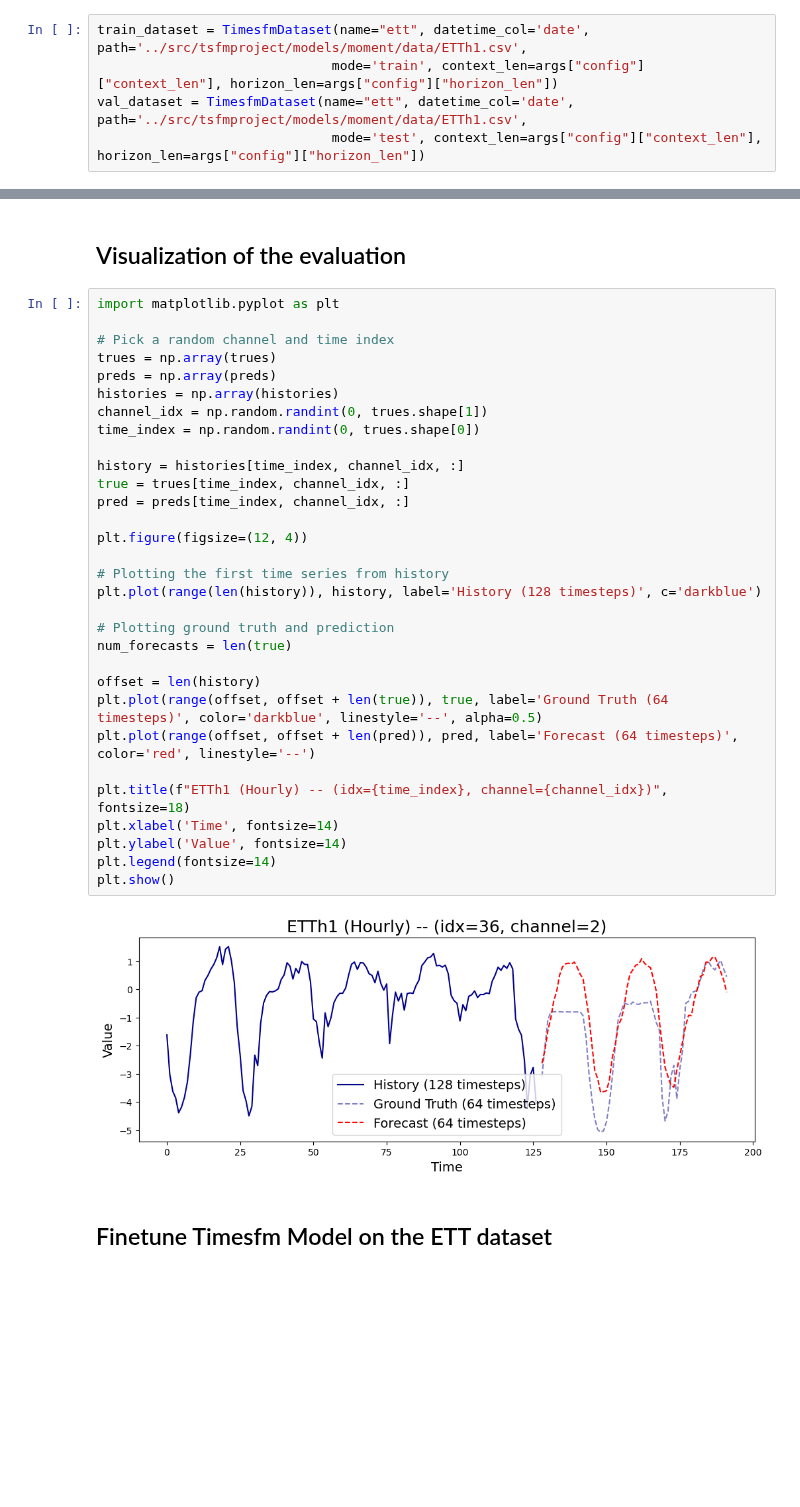
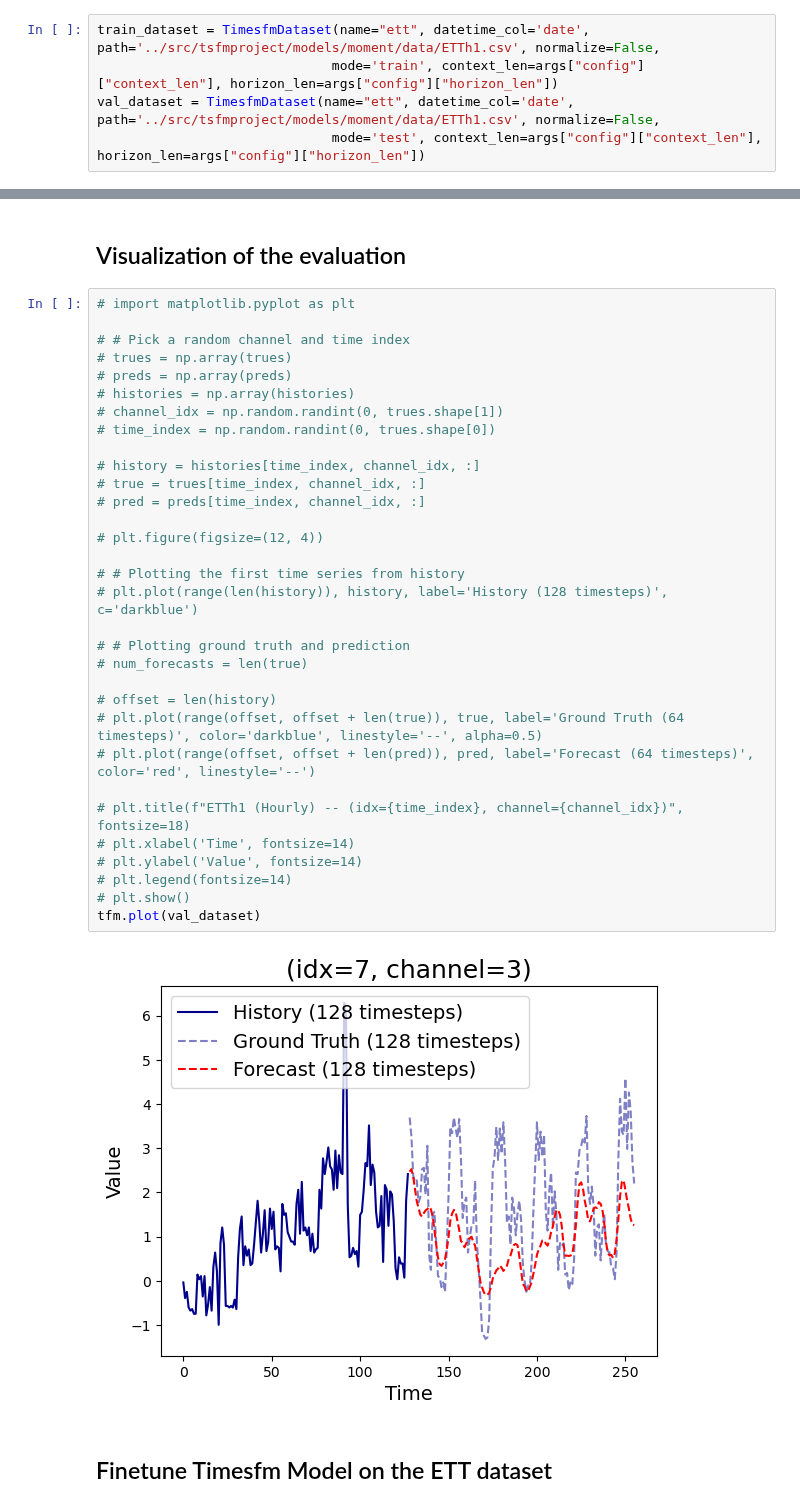
Before and after one commit to AdityaLab/Samay, a Jupyter notebook: example/timesfm.ipynb, the cells around one changed output, grey strips where cells are left out. Cells and saved outputs as stored; diff of their text form; blank space fills up the shorter version.

```diff
--- a/example/timesfm.ipynb
+++ b/example/timesfm.ipynb
@@ -24,9 +24,9 @@ Using device: cuda:1
 # %% [markdown]
 ## Define the datasets
 # %%
-train_dataset = TimesfmDataset(name="ett", datetime_col='date', path='../src/tsfmproject/models/moment/data/ETTh1.csv',
+train_dataset = TimesfmDataset(name="ett", datetime_col='date', path='../src/tsfmproject/models/moment/data/ETTh1.csv', normalize=False,
                               mode='train', context_len=args["config"]["context_len"], horizon_len=args["config"]["horizon_len"])
-val_dataset = TimesfmDataset(name="ett", datetime_col='date', path='../src/tsfmproject/models/moment/data/ETTh1.csv',
+val_dataset = TimesfmDataset(name="ett", datetime_col='date', path='../src/tsfmproject/models/moment/data/ETTh1.csv', normalize=False,
                               mode='test', context_len=args["config"]["context_len"], horizon_len=args["config"]["horizon_len"])
 # %% [markdown]
 ## Evaluate the zero-shot forecasting
@@ -38,38 +40,39 @@ Validation loss: 0.4799878873206951
 # %% [markdown]
 ## Visualization of the evaluation
 # %%
-import matplotlib.pyplot as plt
+# import matplotlib.pyplot as plt
 
-# Pick a random channel and time index
-trues = np.array(trues)
-preds = np.array(preds)
-histories = np.array(histories)
-channel_idx = np.random.randint(0, trues.shape[1])
-time_index = np.random.randint(0, trues.shape[0])
+# # Pick a random channel and time index
+# trues = np.array(trues)
+# preds = np.array(preds)
+# histories = np.array(histories)
+# channel_idx = np.random.randint(0, trues.shape[1])
+# time_index = np.random.randint(0, trues.shape[0])
 
-history = histories[time_index, channel_idx, :]
-true = trues[time_index, channel_idx, :]
-pred = preds[time_index, channel_idx, :]
+# history = histories[time_index, channel_idx, :]
+# true = trues[time_index, channel_idx, :]
+# pred = preds[time_index, channel_idx, :]
 
-plt.figure(figsize=(12, 4))
+# plt.figure(figsize=(12, 4))
 
-# Plotting the first time series from history
-plt.plot(range(len(history)), history, label='History (128 timesteps)', c='darkblue')
+# # Plotting the first time series from history
+# plt.plot(range(len(history)), history, label='History (128 timesteps)', c='darkblue')
 
-# Plotting ground truth and prediction
-num_forecasts = len(true)
+# # Plotting ground truth and prediction
+# num_forecasts = len(true)
 
-offset = len(history)
-plt.plot(range(offset, offset + len(true)), true, label='Ground Truth (64 timesteps)', color='darkblue', linestyle='--', alpha=0.5)
-plt.plot(range(offset, offset + len(pred)), pred, label='Forecast (64 timesteps)', color='red', linestyle='--')
+# offset = len(history)
+# plt.plot(range(offset, offset + len(true)), true, label='Ground Truth (64 timesteps)', color='darkblue', linestyle='--', alpha=0.5)
+# plt.plot(range(offset, offset + len(pred)), pred, label='Forecast (64 timesteps)', color='red', linestyle='--')
 
-plt.title(f"ETTh1 (Hourly) -- (idx={time_index}, channel={channel_idx})", fontsize=18)
-plt.xlabel('Time', fontsize=14)
-plt.ylabel('Value', fontsize=14)
-plt.legend(fontsize=14)
-plt.show()
+# plt.title(f"ETTh1 (Hourly) -- (idx={time_index}, channel={channel_idx})", fontsize=18)
+# plt.xlabel('Time', fontsize=14)
+# plt.ylabel('Value', fontsize=14)
+# plt.legend(fontsize=14)
+# plt.show()
+tfm.plot(val_dataset)
 # %% [output]
-[figure, old version]
+[figure, new version]
 # %% [markdown]
 ## Finetune Timesfm Model on the ETT dataset
 # %%
```
Also changed, not shown: parts of 1 cell of this notebook, 5 other files.
